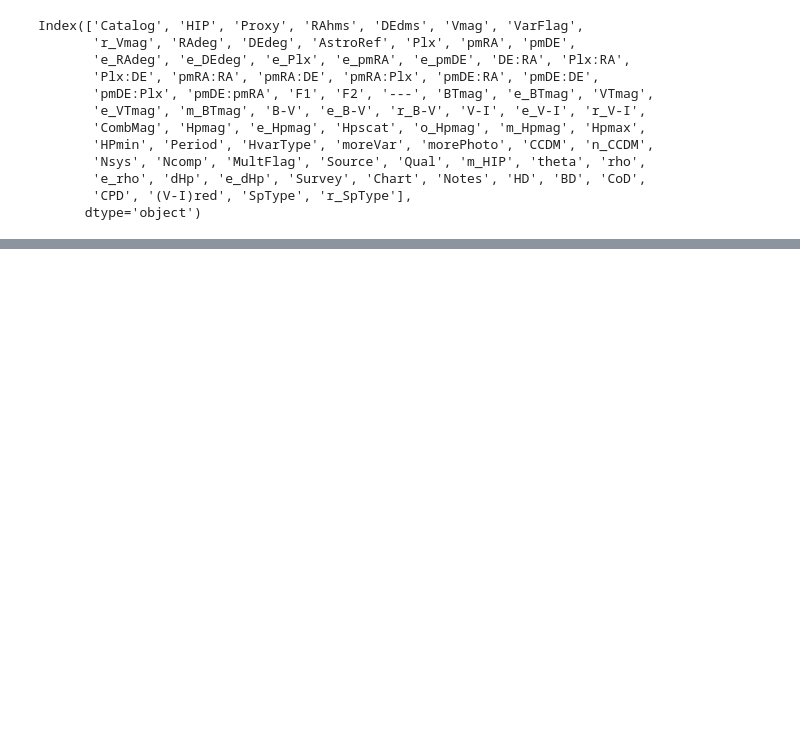
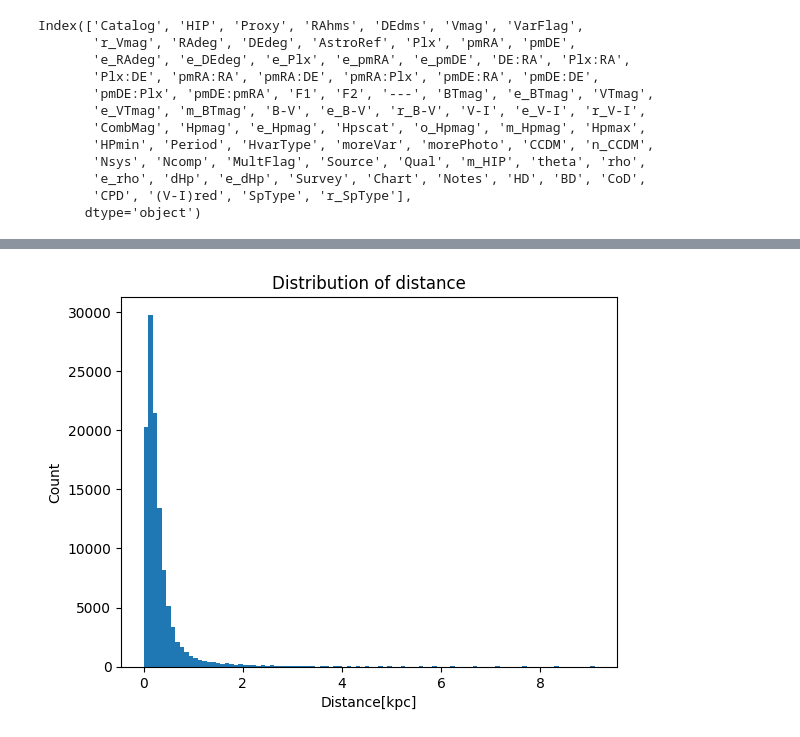
Before and after one commit to fbientrigo/intro_machine_learning, a Jupyter notebook: projects/hipparcos/exploratory.ipynb, the cells around one changed output, grey strips where cells are left out. Cells and saved outputs as stored; diff of their text form; code cells hidden in the pictures; blank space fills up the shorter version.

```diff
--- a/projects/hipparcos/exploratory.ipynb
+++ b/projects/hipparcos/exploratory.ipynb
@@ -57,0 +164,7 @@ Length: 78, dtype: object
+# %%
+hipp_df_par_corrected = hipp_df[hipp_df["Plx"].notna()] # NaNs
+
+# Paralaje positivo y no cercano a 0
+hipp_df_par_corrected = hipp_df_par_corrected[hipp_df_par_corrected.Plx > 0.1]
+hipp_df_par_corrected["d"] = 1/hipp_df_par_corrected["Plx"]
+hipp_df_par_corrected["d"].describe()
@@ -57,0 +185,8 @@ Length: 78, dtype: object
+# %%
+plt.hist(hipp_df_par_corrected["d"], bins = 100)
+plt.title("Distribution of distance")
+plt.xlabel("Distance[kpc]")
+plt.ylabel("Count")
+plt.show()
+# %% [output]
+[figure, added]
```
Also changed, not shown: parts of 27 cells of this notebook, 17 other files.
